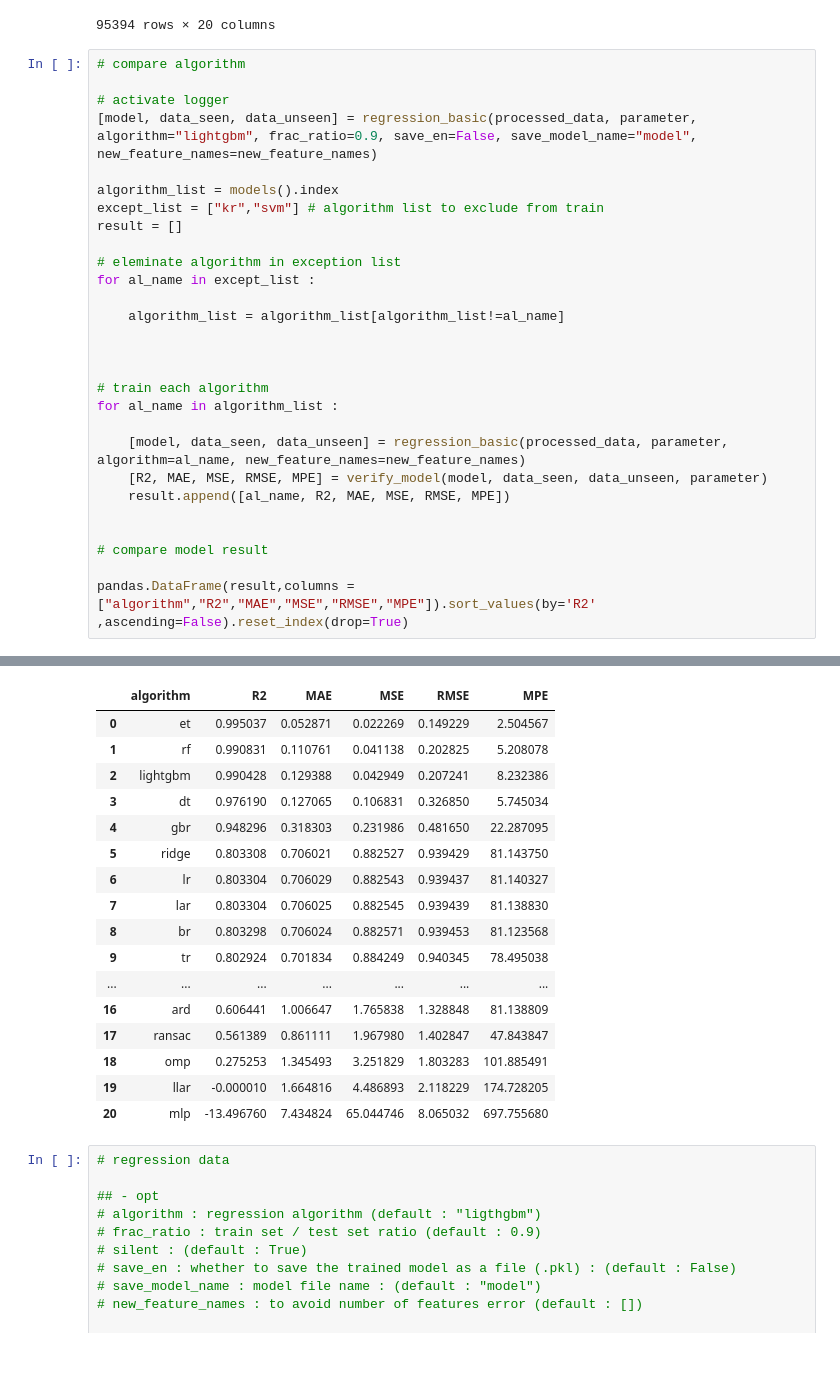
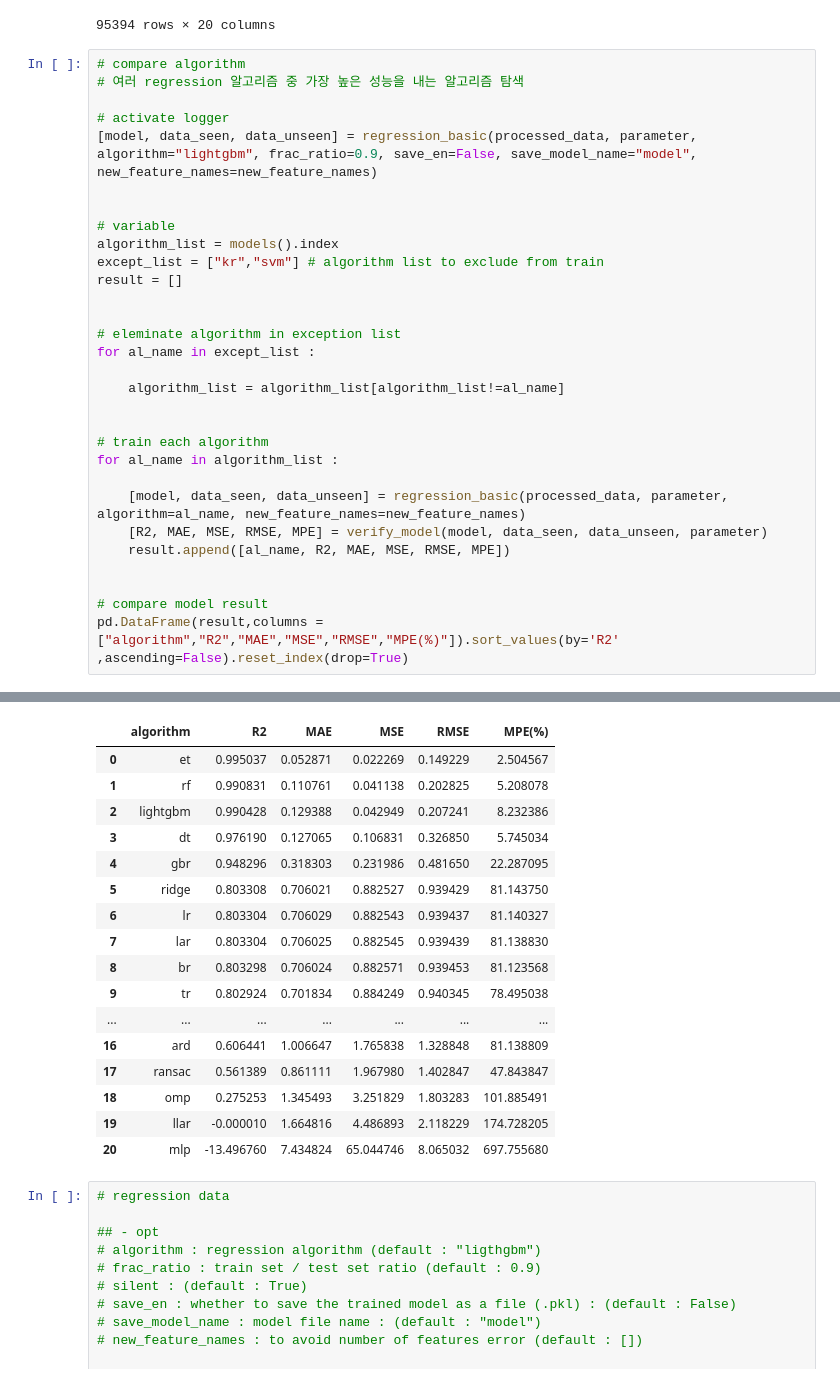
Before and after one commit to Schwalbe262/ML_MFT, a Jupyter notebook: regression.ipynb, the cells around one changed output, grey strips where cells are left out. Cells and saved outputs as stored; diff of their text form.

Commit message:
adding compare algorithm

```diff
--- a/regression.ipynb
+++ b/regression.ipynb
@@ -97,47 +97,49 @@ processed_data
 95394 rows × 20 columns
 # %%
 # compare algorithm
+# 여러 regression 알고리즘 중 가장 높은 성능을 내는 알고리즘 탐색
 
 # activate logger
 [model, data_seen, data_unseen] = regression_basic(processed_data, parameter, algorithm="lightgbm", frac_ratio=0.9, save_en=False, save_model_name="model", new_feature_names=new_feature_names)
 
+
+# variable
 algorithm_list = models().index
 except_list = ["kr","svm"] # algorithm list to exclude from train
 result = []
+
 
 # eleminate algorithm in exception list
 for al_name in except_list :
 
     algorithm_list = algorithm_list[algorithm_list!=al_name]
-
 
 
 # train each algorithm
 for al_name in algorithm_list :
 
     [model, data_seen, data_unseen] = regression_basic(processed_data, parameter, algorithm=al_name, new_feature_names=new_feature_names)
     [R2, MAE, MSE, RMSE, MPE] = verify_model(model, data_seen, data_unseen, parameter)
     result.append([al_name, R2, MAE, MSE, RMSE, MPE])
 
 
 # compare model result
-
-pandas.DataFrame(result,columns = ["algorithm","R2","MAE","MSE","RMSE","MPE"]).sort_values(by='R2' ,ascending=False).reset_index(drop=True)
+pd.DataFrame(result,columns = ["algorithm","R2","MAE","MSE","RMSE","MPE(%)"]).sort_values(by='R2' ,ascending=False).reset_index(drop=True)
 # %% [output]
 |  | MAE | MSE | RMSE | R2 | RMSLE | MAPE |
 | 0 | 0.1339 | 0.0488 | 0.2210 | 0.9890 | 0.0547 | 0.0860 |
 | 1 | 0.1360 | 0.0483 | 0.2198 | 0.9894 | 0.0562 | 0.0896 |
 | 2 | 0.1346 | 0.0433 | 0.2080 | 0.9902 | 0.0541 | 0.0867 |
 | 3 | 0.1371 | 0.0488 | 0.2209 | 0.9893 | 0.0567 | 0.0855 |
 | 4 | 0.1357 | 0.0393 | 0.1982 | 0.9912 | 0.0516 | 0.0859 |
 | 5 | 0.1361 | 0.0416 | 0.2038 | 0.9907 | 0.0563 | 0.0895 |
 | 6 | 0.1387 | 0.0455 | 0.2133 | 0.9899 | 0.0534 | 0.0860 |
 | 7 | 0.1414 | 0.0504 | 0.2246 | 0.9891 | 0.0562 | 0.0880 |
 | 8 | 0.1381 | 0.0497 | 0.2229 | 0.9890 | 0.0555 | 0.0857 |
 | 9 | 0.1390 | 0.0442 | 0.2102 | 0.9904 | 0.0520 | 0.0857 |
 | Mean | 0.1371 | 0.0460 | 0.2143 | 0.9898 | 0.0547 | 0.0869 |
 | SD | 0.0022 | 0.0036 | 0.0085 | 0.0007 | 0.0018 | 0.0015 |
-|  | algorithm | R2 | MAE | MSE | RMSE | MPE |
+|  | algorithm | R2 | MAE | MSE | RMSE | MPE(%) |
 | 0 | et | 0.995037 | 0.052871 | 0.022269 | 0.149229 | 2.504567 |
 | 1 | rf | 0.990831 | 0.110761 | 0.041138 | 0.202825 | 5.208078 |
 | 2 | lightgbm | 0.990428 | 0.129388 | 0.042949 | 0.207241 | 8.232386 |
```
Also changed, not shown: parts of 2 cells of this notebook, 2 other files.
